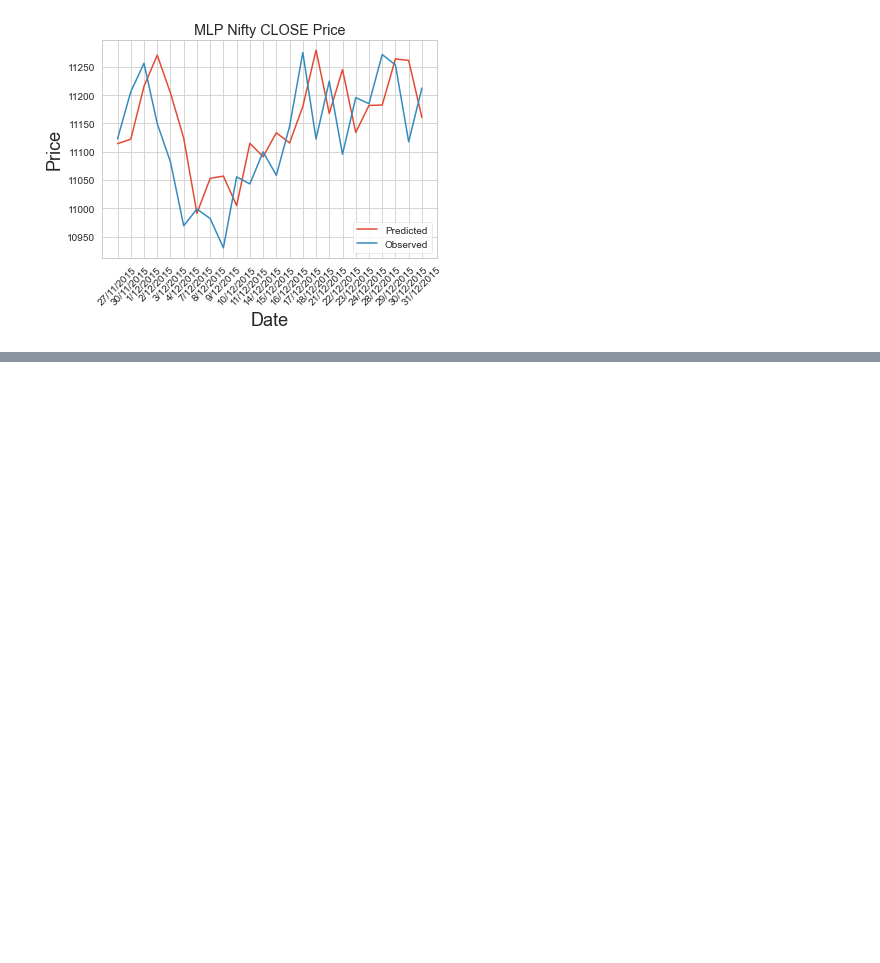
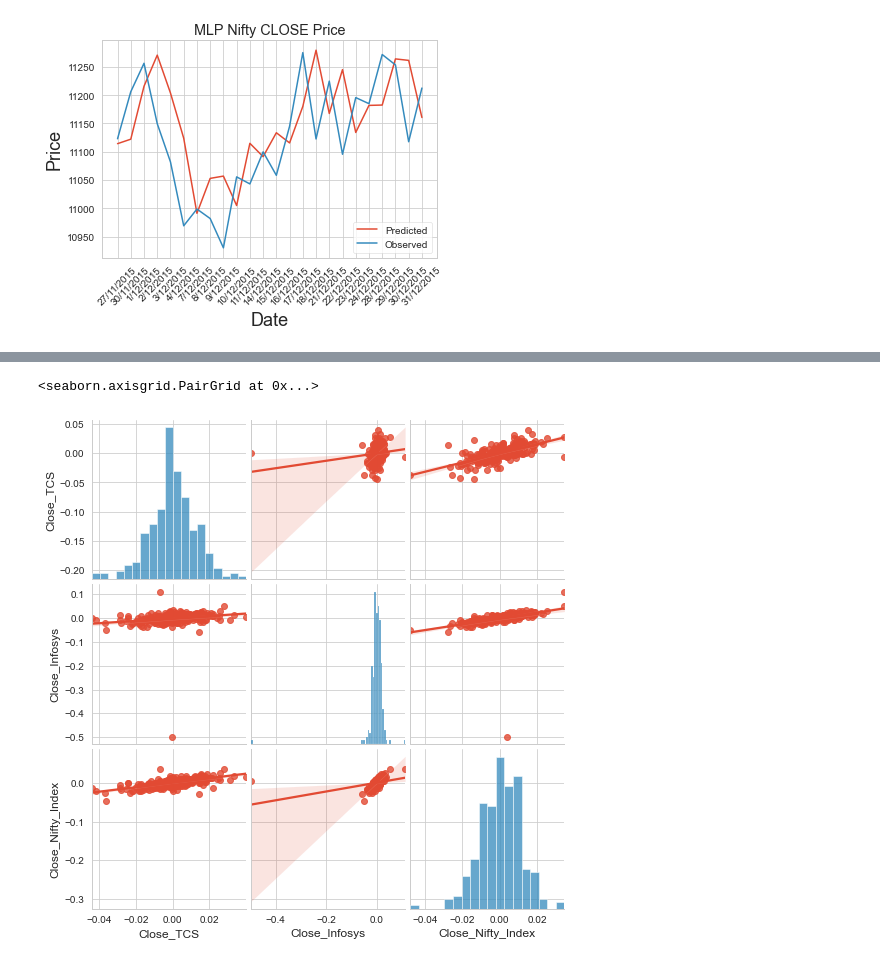
Before and after one commit to kaushalmacwan/forecasting, a Jupyter notebook: Final Thesis Part1.ipynb, the cells around one changed output, grey strips where cells are left out. Saved outputs shown, nothing was run; the diff lists cells and outputs as text; code cells hidden in the pictures; blank space fills up the shorter version.

```diff
--- a/Final Thesis Part1.ipynb
+++ b/Final Thesis Part1.ipynb
@@ -2817,0 +2876,5 @@ Text(0.5, 1.0, 'MLP Nifty CLOSE Price')
+# %%
+sns.pairplot(tech_rets, kind='reg')
+# %% [output]
+<seaborn.axisgrid.PairGrid at 0x...>
+[figure, added]
```
Also changed, not shown: parts of 15 cells of this notebook.
